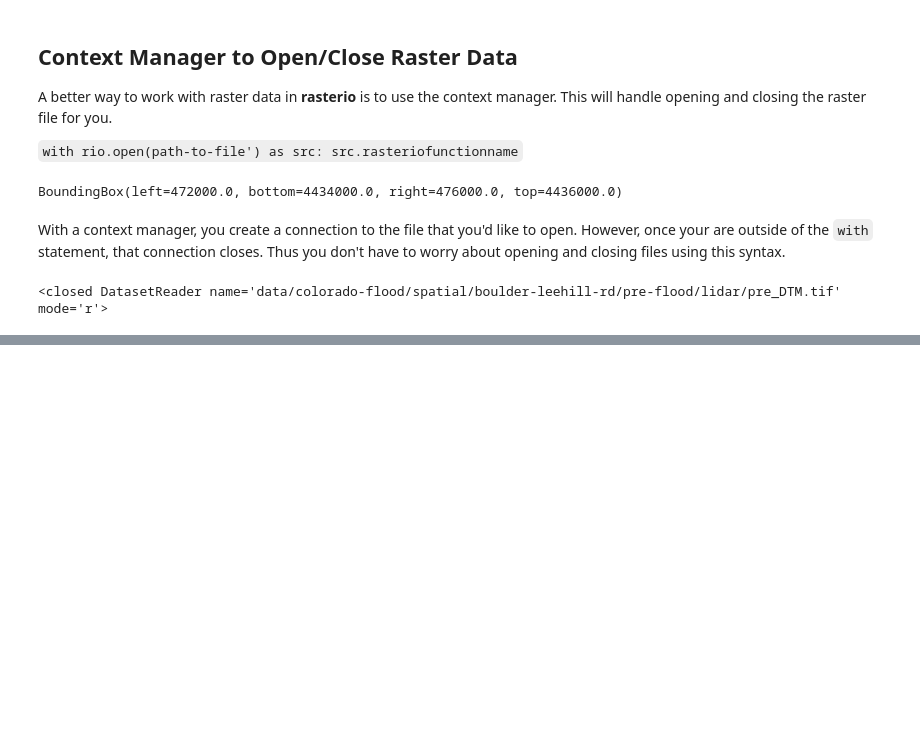
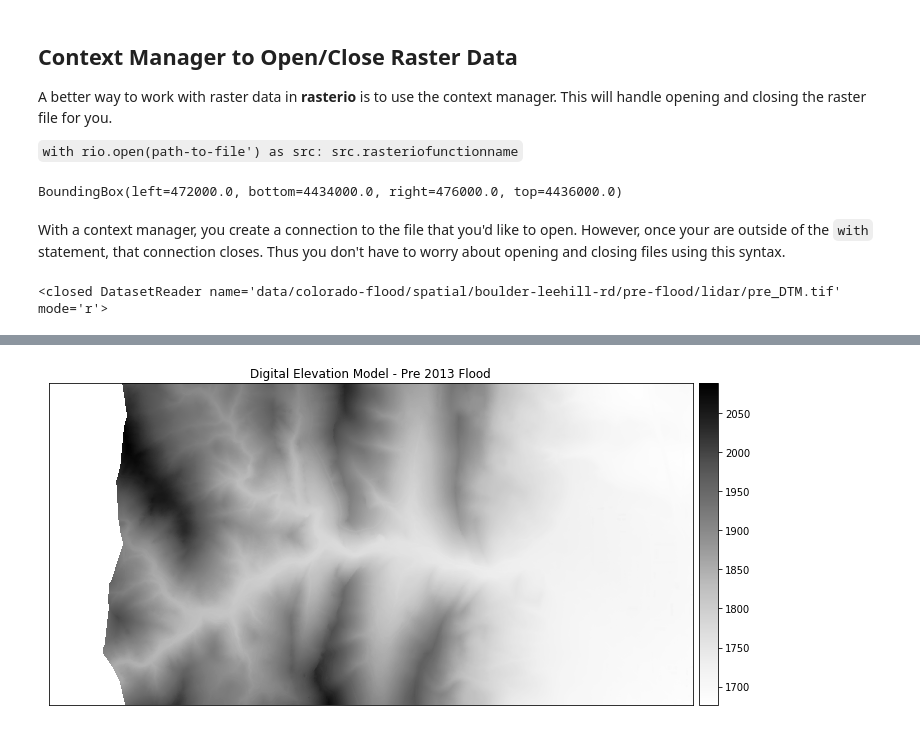
Before and after one commit to earthlab/edsc-summer-2020, a Jupyter notebook: data-types/03-introduction-to-raster-data.ipynb, the cells around one changed output, grey strips where cells are left out. Saved outputs shown, nothing was run; the diff lists cells and outputs as text; code cells hidden in the pictures; blank space fills up the shorter version.

```diff
--- a/data-types/03-introduction-to-raster-data.ipynb
+++ b/data-types/03-introduction-to-raster-data.ipynb
@@ -209,11 +165,11 @@ To plot using **matplotlib** and **earthpy** directly you:
 # %%
 with rio.open(lidar_dem_path) as src:
-
-    # Convert / read the data into a numpy array:
-    lidar_dem_im = src.read()
+    # Convert / read the data into a numpy array
+    # masked = True turns `nodata` values to nan
+    lidar_dem_im = src.read(1, masked=True)
 
     # Create a spatial extent object using rio.plot.plotting
     spatial_extent = rio.plot.plotting_extent(src)
 
-    # Get bounds of object
-    bounds = src.bounds
+print("object shape:", lidar_dem_im.shape)
+print("object type:", type(lidar_dem_im))
@@ -246,0 +224,6 @@ rasterio bounds: BoundingBox(left=472000.0, bottom=4434000.0, right=476000.0, to
+# %%
+ep.plot_bands(lidar_dem_im,
+              cmap='Greys',
+              title="Digital Elevation Model - Pre 2013 Flood");
+# %% [output]
+[figure, added]
```
Also changed, not shown: parts of 28 cells of this notebook, 1 other file.
